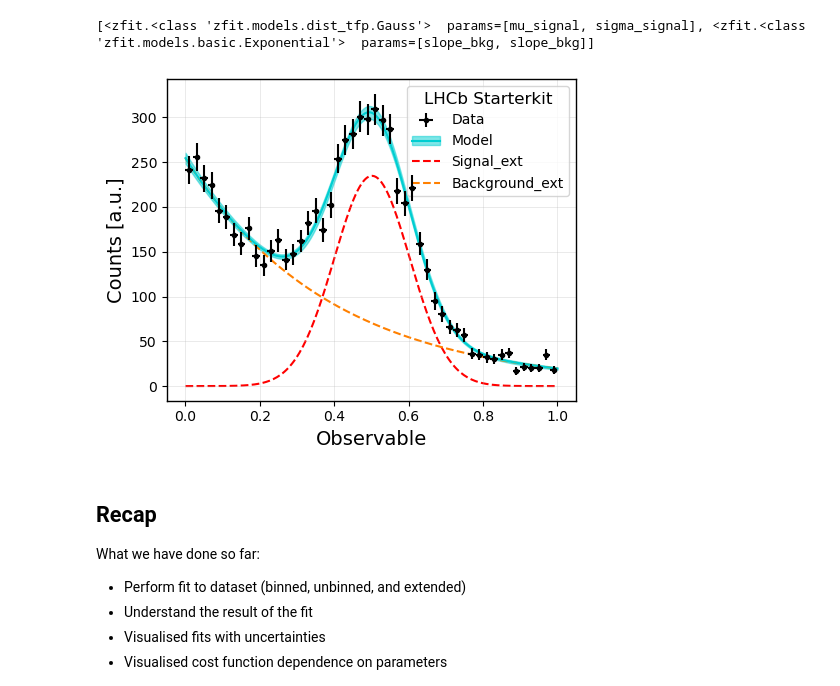
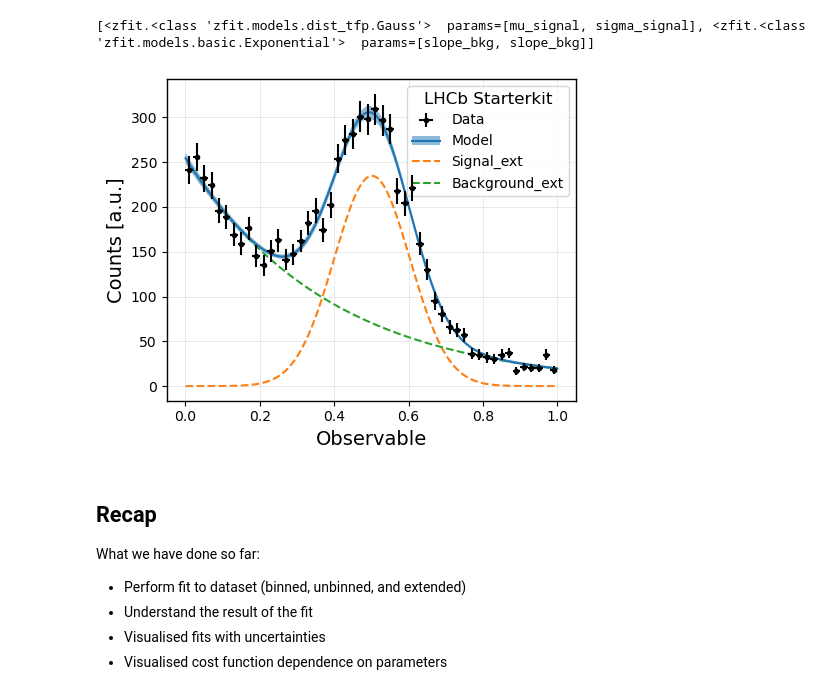
Before and after one commit to rvlaak/lhcb-starterkit-2025, a Jupyter notebook: zfitBasics.ipynb, the cells around one changed output. Saved outputs shown, nothing was run; the diff lists cells and outputs as text; code cells hidden in the pictures.

```diff
--- a/zfitBasics.ipynb
+++ b/zfitBasics.ipynb
@@ -292,14 +296,14 @@ def plot_fit(dat: np.ndarray, basis: np.ndarray, model: np.ndarray,
                            xerr=histo.axes.widths[0]/2,
                            yerr=np.sqrt(histo.values()), fmt='.',
                            label='Data', color='black', zorder=10)
-    art_model = ax.plot(basis, model * area/nbins, color='darkturquoise',
+    art_model = ax.plot(basis, model * area/nbins, #color='C0',
                         label='Model', zorder=8, drawstyle=drawstyle)[0]
 
     # if we have the uncertainty on the model we draw it as contour
     # and update the artist for the legend to reflect on the new model
     if smodel is not None:
         _art = ax.fill_between(basis, (model+smodel)*area/nbins,
-                               (model-smodel)*area/nbins, color='darkturquoise',
+                               (model-smodel)*area/nbins, #color='C0',
                                alpha=0.5, zorder=-2)
         art_model = (art_model, _art)
 
@@ -805,44 +813,44 @@ def plot_fit(dat: np.ndarray, basis: np.ndarray, model: np.ndarray,
                            xerr=histo.axes.widths[0]/2,
                            yerr=np.sqrt(histo.values()), fmt='.',
                            label='Data', color='black', zorder=10)
-    art_model = ax.plot(basis, model * area/nbins, color='darkturquoise',
+    art_model = ax.plot(basis, model * area/nbins, #color='C0',
                         label='Model', zorder=8, drawstyle=drawstyle)[0]
 
     # if we have the uncertainty on the model we draw it as contour
     # and update the artist for the legend to reflect on the new model
     if smodel is not None:
         _art = ax.fill_between(basis, (model+smodel)*area/nbins,
-                               (model-smodel)*area/nbins, color='darkturquoise',
+                               (model-smodel)*area/nbins, #color='C0',
                                alpha=0.5, zorder=-2)
         art_model = (art_model, _art)
 
     # define artists and labels for the legend
     artists = [art_data, art_model]
     labels = ['Data', 'Model']
     # if we want to plot the submodels of our model, we can iterate through
     # all of them and evaluate them at our basis. We will not bootstrap
     # all of their shape uncertainties though, this is just an illustration
     if hasattr(zmodel, 'get_models'):
         nmodels = len(zmodel.get_models())
         cmap = plt.get_cmap('autumn') # you can choose whatever you like.
         norm = mpl.colors.Normalize(0, nmodels) # create a norm for the cmap
         pdfs = [(m.pdf(basis)*m.get_yield()).numpy()*area/nbins
                 for m in zmodel.get_models()]
         names = [m.name.replace('_extended','') for m in zmodel.get_models()]
         labels.extend(names)
         for mdex, pdf in enumerate(pdfs):
-            artists.append(ax.plot(basis, pdf, color=cmap(norm(mdex)),
+            artists.append(ax.plot(basis, pdf, #color=cmap(norm(mdex)),
                                    linestyle='--', zorder=-1)[0])
 
     # legend and axis labels
     ax.legend(artists, labels, loc='best',
               title='LHCb Starterkit', title_fontsize=12)
     ax.set_xlabel('Observable')
     ax.set_ylabel('Counts [a.u.]');
 
 plot_fit(data_all, basis_pdf, model_pdf_np, obs_bkg, smodel=smodel_pdf_np, zmodel=model)
 # %% [output]
-[figure, old version]
+[figure, new version]
 # %% [markdown]
 ## Recap
 
```
Also changed, not shown: parts of 14 cells of this notebook, 4 other files.
